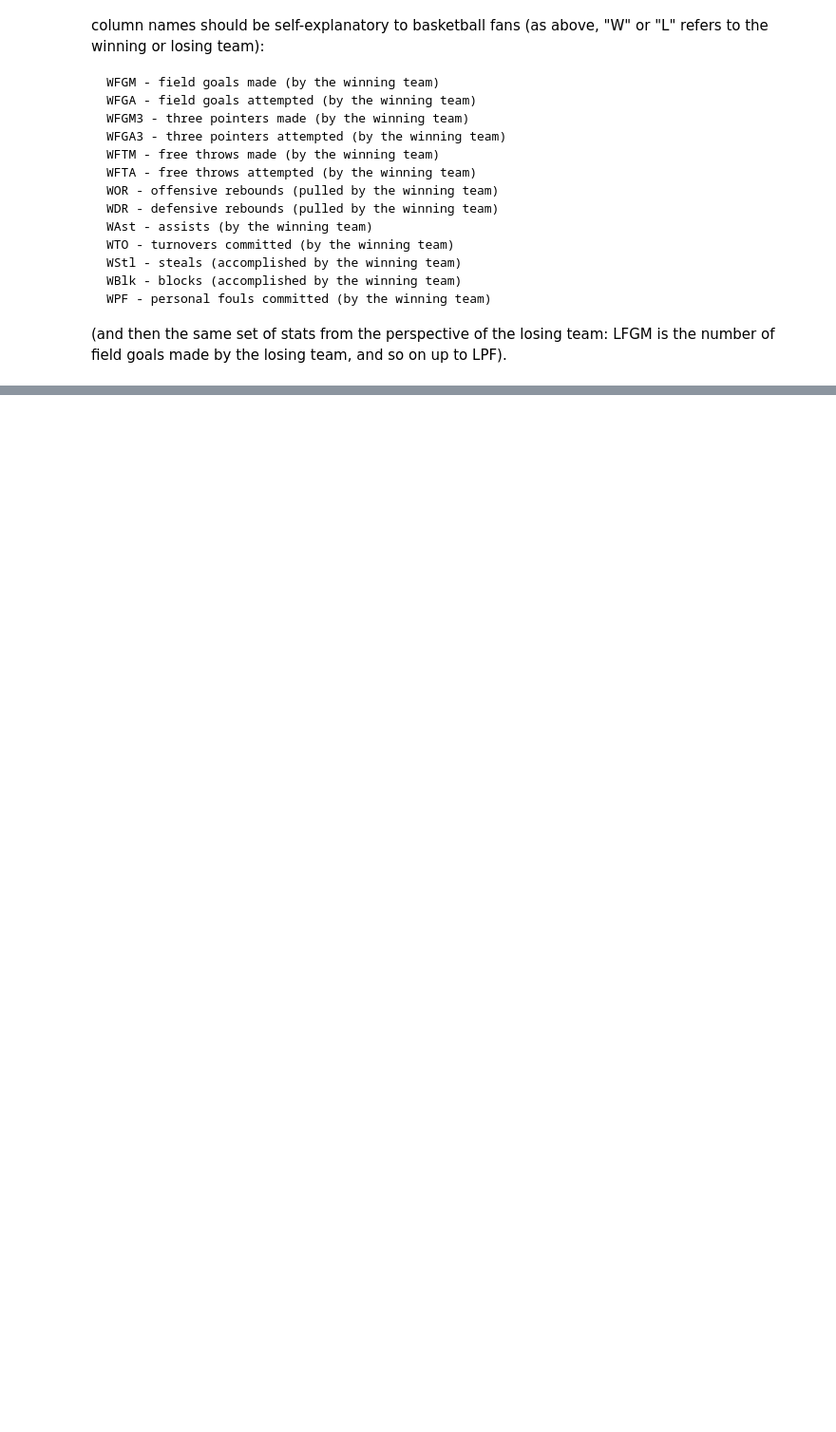
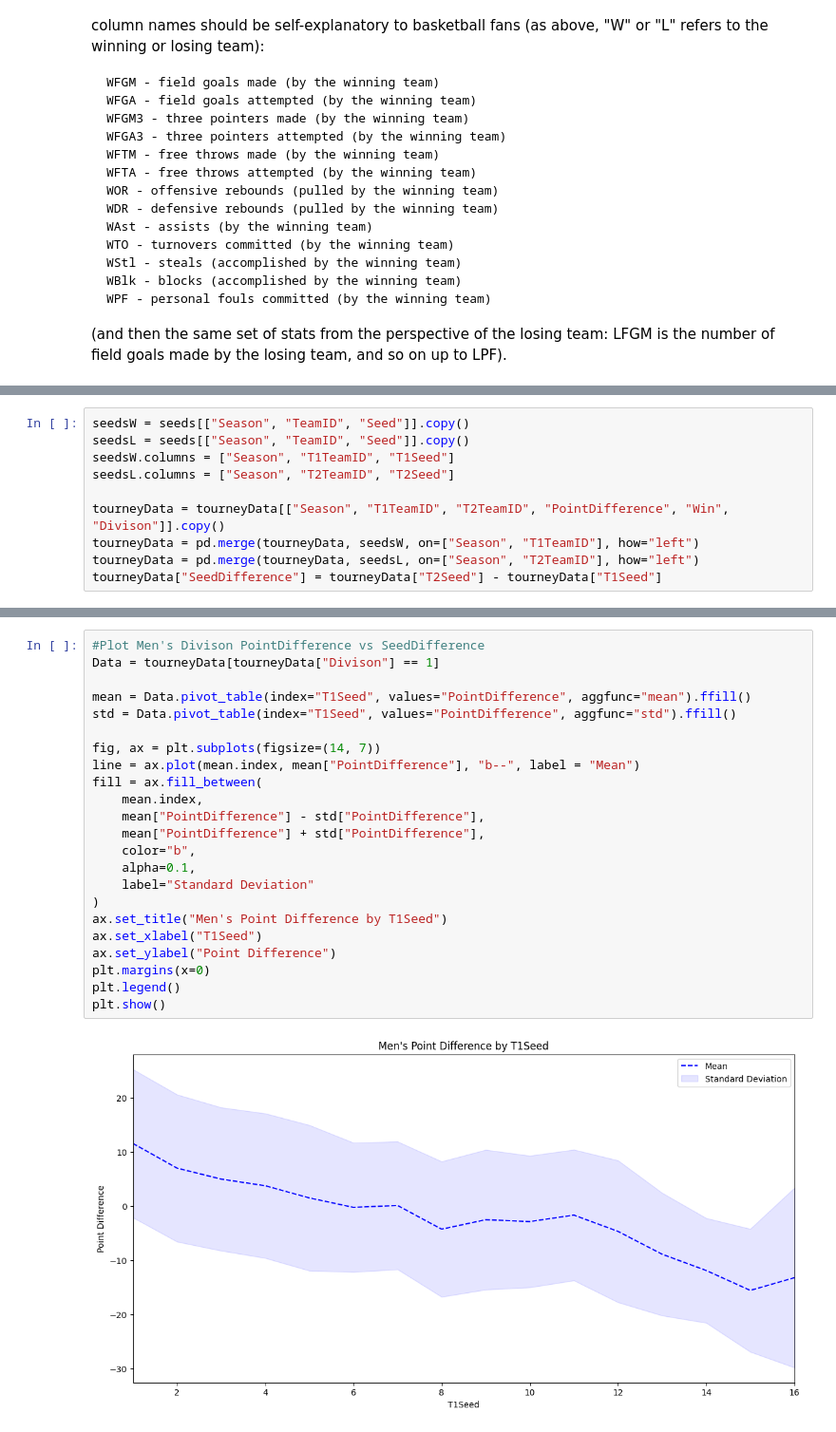
Before and after one commit to jamie07262/INFO-3608-PROJECT, a Jupyter notebook: New_Data_Processor.ipynb, the cells around one changed output, grey strips where cells are left out. Shown at 95% size. Saved outputs shown, nothing was run; the diff lists cells and outputs as text; blank space fills up the shorter version.

```diff
--- a/New_Data_Processor.ipynb
+++ b/New_Data_Processor.ipynb
@@ -168,0 +251,10 @@ tourneyData
+# %%
+seedsW = seeds[["Season", "TeamID", "Seed"]].copy()
+seedsL = seeds[["Season", "TeamID", "Seed"]].copy()
+seedsW.columns = ["Season", "T1TeamID", "T1Seed"]
+seedsL.columns = ["Season", "T2TeamID", "T2Seed"]
+
+tourneyData = tourneyData[["Season", "T1TeamID", "T2TeamID", "PointDifference", "Win", "Divison"]].copy()
+tourneyData = pd.merge(tourneyData, seedsW, on=["Season", "T1TeamID"], how="left")
+tourneyData = pd.merge(tourneyData, seedsL, on=["Season", "T2TeamID"], how="left")
+tourneyData["SeedDifference"] = tourneyData["T2Seed"] - tourneyData["T1Seed"]
@@ -168,0 +277,25 @@ tourneyData
+# %%
+#Plot Men's Divison PointDifference vs SeedDifference
+Data = tourneyData[tourneyData["Divison"] == 1]
+
+mean = Data.pivot_table(index="T1Seed", values="PointDifference", aggfunc="mean").ffill()
+std = Data.pivot_table(index="T1Seed", values="PointDifference", aggfunc="std").ffill()
+
+fig, ax = plt.subplots(figsize=(14, 7))
+line = ax.plot(mean.index, mean["PointDifference"], "b--", label = "Mean")
+fill = ax.fill_between(
+    mean.index,
+    mean["PointDifference"] - std["PointDifference"],
+    mean["PointDifference"] + std["PointDifference"],
+    color="b",
+    alpha=0.1,
+    label="Standard Deviation"
+)
+ax.set_title("Men's Point Difference by T1Seed")
+ax.set_xlabel("T1Seed")
+ax.set_ylabel("Point Difference")
+plt.margins(x=0)
+plt.legend()
+plt.show()
+# %% [output]
+[figure, added]
```
Also changed, not shown: parts of 14 cells of this notebook.
